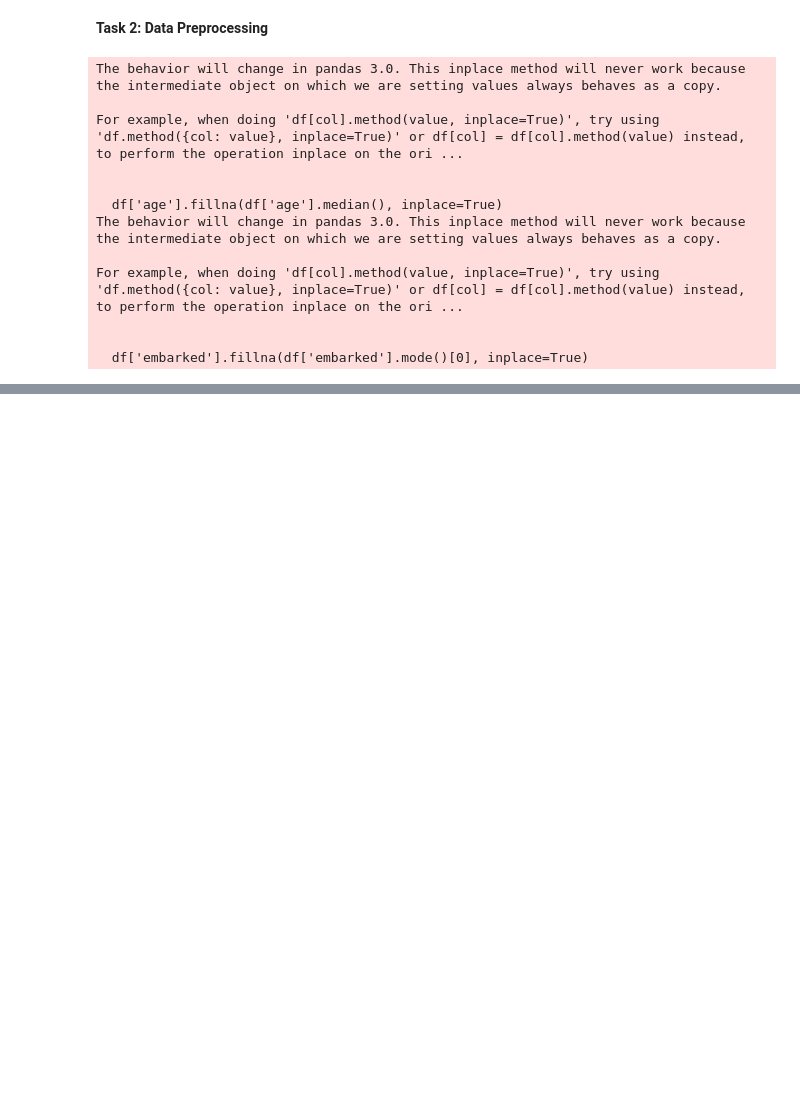
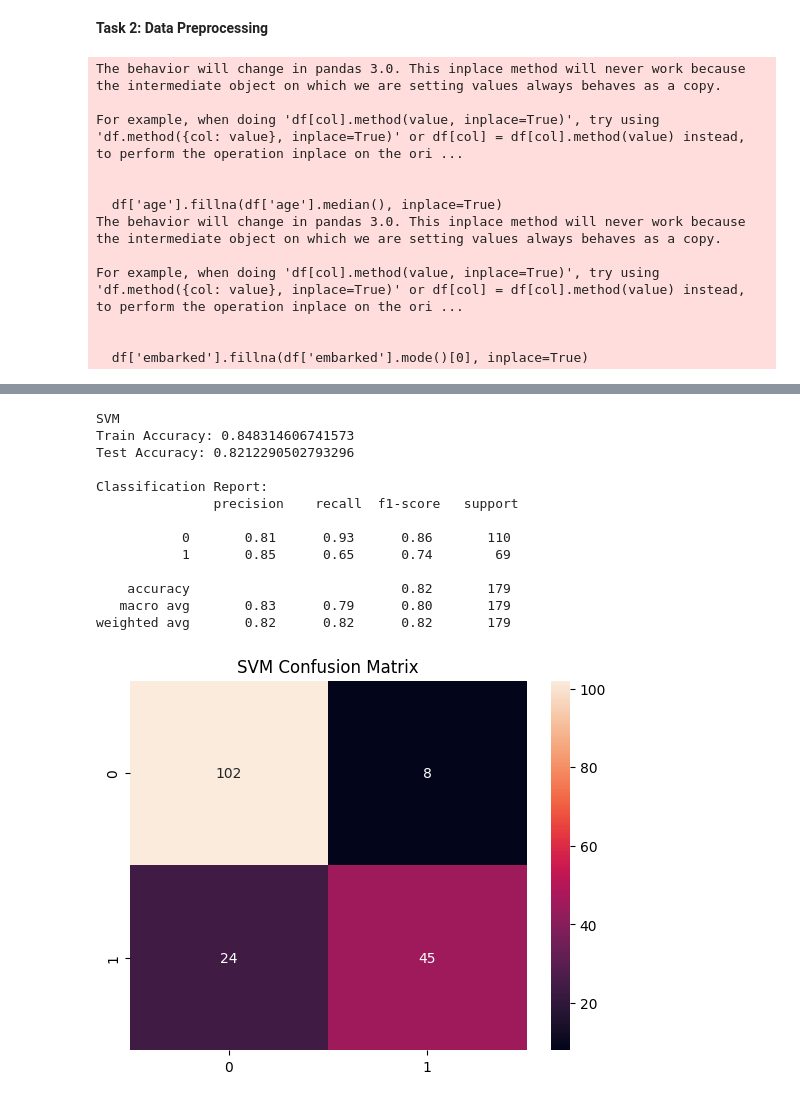
Before and after one commit to MMujtabaX/Titanic_Survival_Predictor, a Jupyter notebook: main.ipynb, the cells around one changed output, grey strips where cells are left out. Cells and saved outputs as stored; diff of their text form; code cells hidden in the pictures; blank space fills up the shorter version.

```diff
--- a/main.ipynb
+++ b/main.ipynb
@@ -183,0 +238,18 @@ X_test = scaler.transform(X_test)
+# %%
+svm = SVC(probability=True)
+evaluate_model(svm, X_train, X_test, y_train, y_test, "SVM")
+# %% [output]
+SVM
+Train Accuracy: 0.848314606741573
+Test Accuracy: 0.8212290502793296
+
+Classification Report:
+               precision    recall  f1-score   support
+
+           0       0.81      0.93      0.86       110
+           1       0.85      0.65      0.74        69
+
+    accuracy                           0.82       179
+   macro avg       0.83      0.79      0.80       179
+weighted avg       0.82      0.82      0.82       179
+[figure, added]
```
Also changed, not shown: parts of 6 cells of this notebook.
